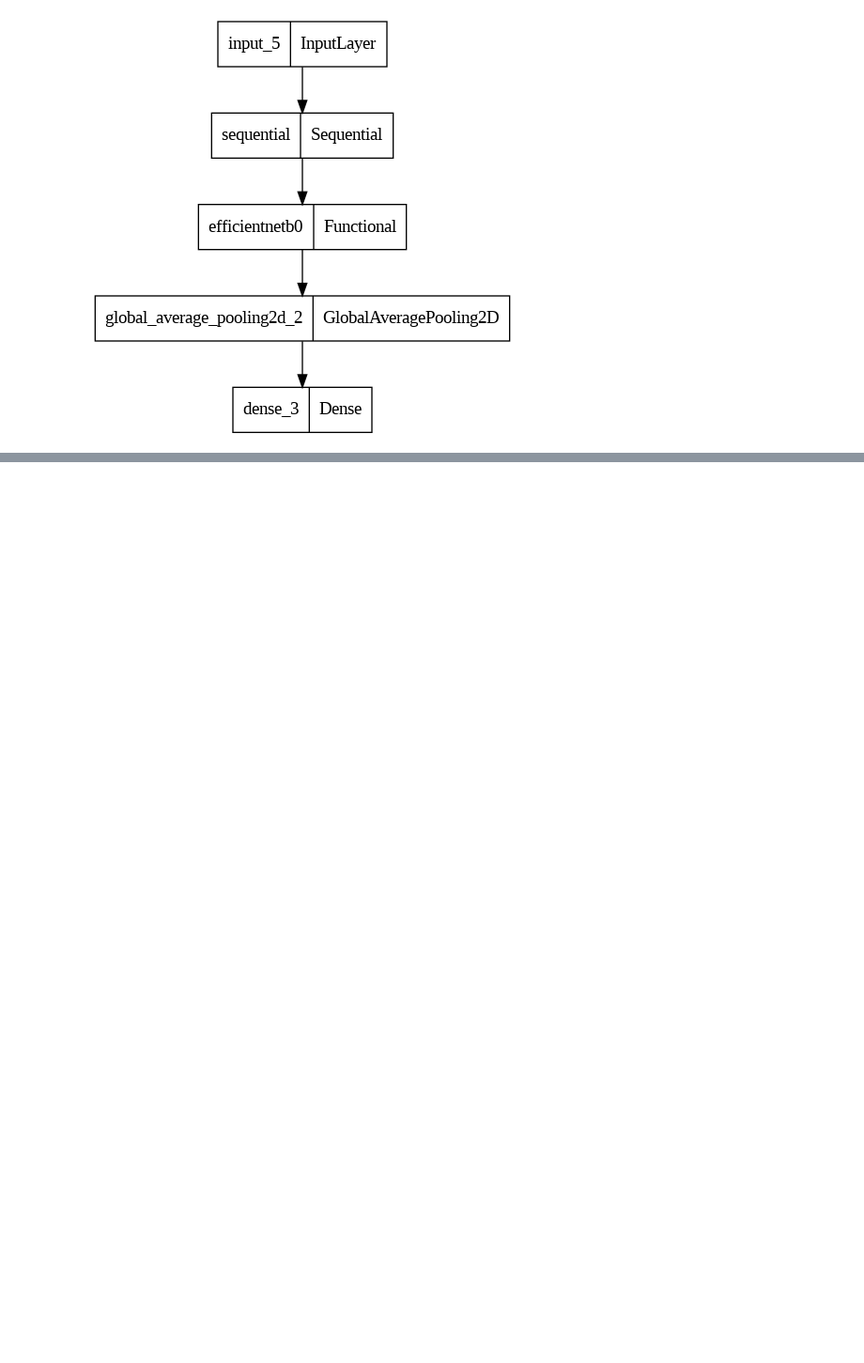
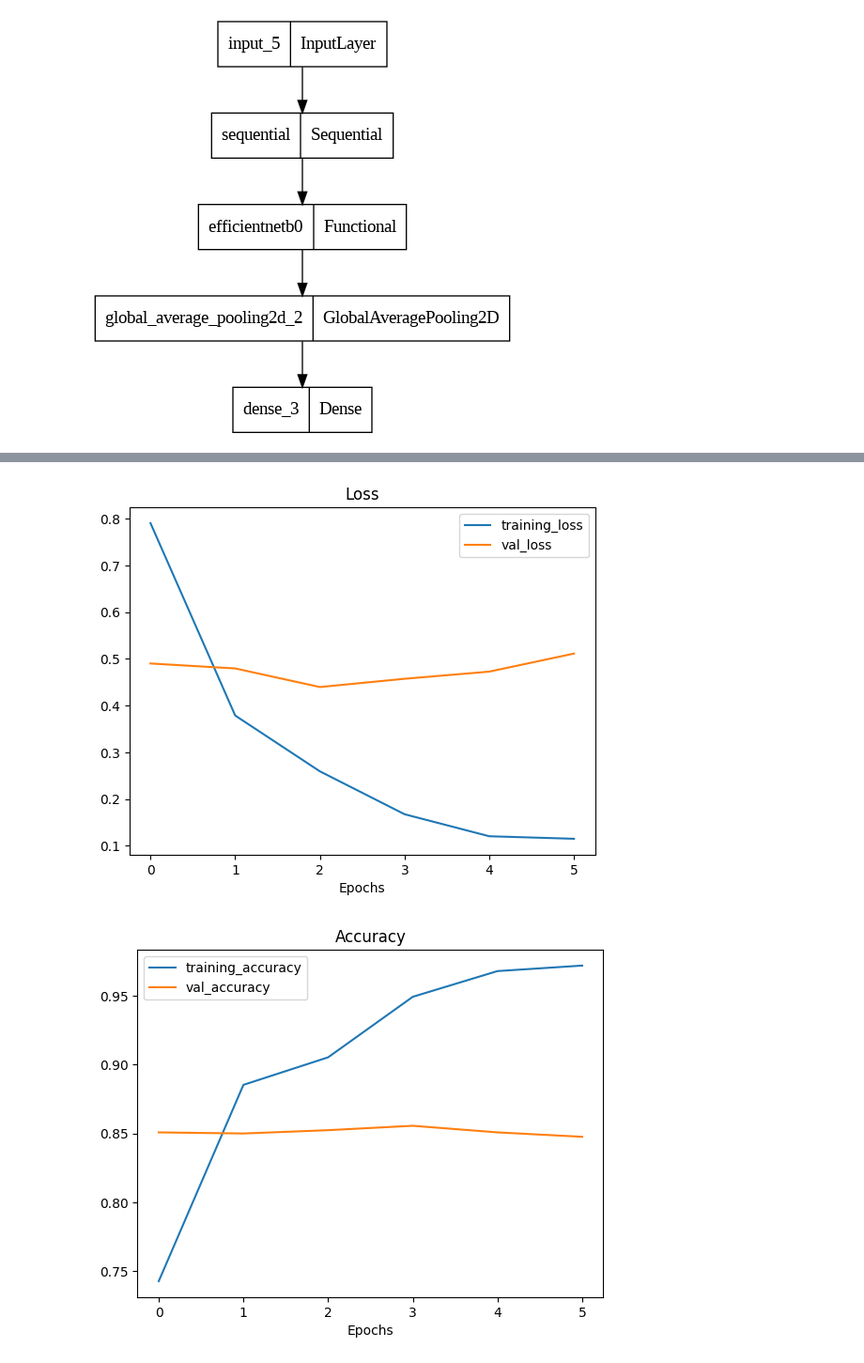
Before and after one commit to SajjaPremsai/TensorFlow, a Jupyter notebook: FineTuning.ipynb, the cells around one changed output, grey strips where cells are left out. Shown at 94% size. Cells and saved outputs as stored; diff of their text form; code cells hidden in the pictures; blank space fills up the shorter version.

```diff
--- a/FineTuning.ipynb
+++ b/FineTuning.ipynb
@@ -599,0 +601,2 @@ plot_loss_curves(model_history)
+# %%
+model_2.load_weights(checkpoint_dir)
@@ -599,0 +670,8 @@ plot_loss_curves(model_history)
+# %%
+base_model_2.trainable = True
+for layer in base_model_2.layers[:-10]:
+  layer.trainable = False
+
+model_2.compile(loss=tf.keras.losses.categorical_crossentropy,
+                optimizer=tf.keras.optimizers.Adam(),
+                metrics=["accuracy"])
@@ -599,0 +703,7 @@ plot_loss_curves(model_history)
+# %%
+fine_tune_history = model_2.fit(ten_percent_train_data,
+                                epochs=10,
+                                steps_per_epoch=len(ten_percent_train_data),
+                                validation_data=ten_percent_test_data,
+                                validation_steps=len(ten_percent_test_data),
+                                initial_epoch=model_history.epoch[-1])
@@ -599,0 +723,5 @@ plot_loss_curves(model_history)
+# %%
+plot_loss_curves(fine_tune_history)
+# %% [output]
+[figure, added]
+[figure, added]
```
Also changed, not shown: parts of 49 cells of this notebook.
